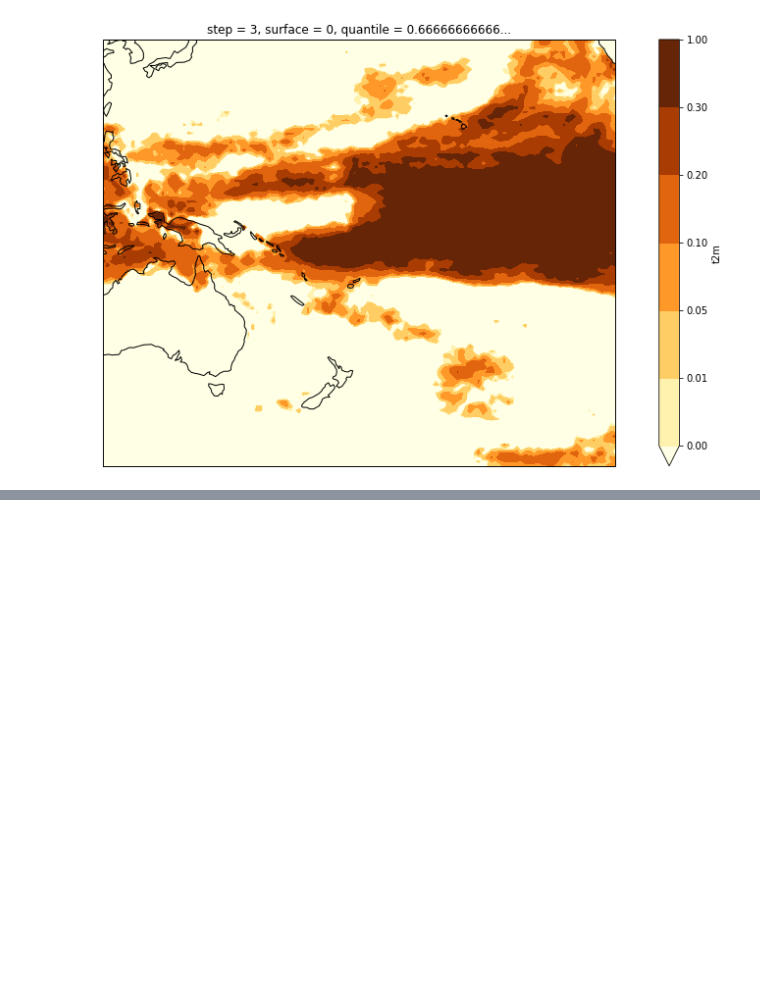
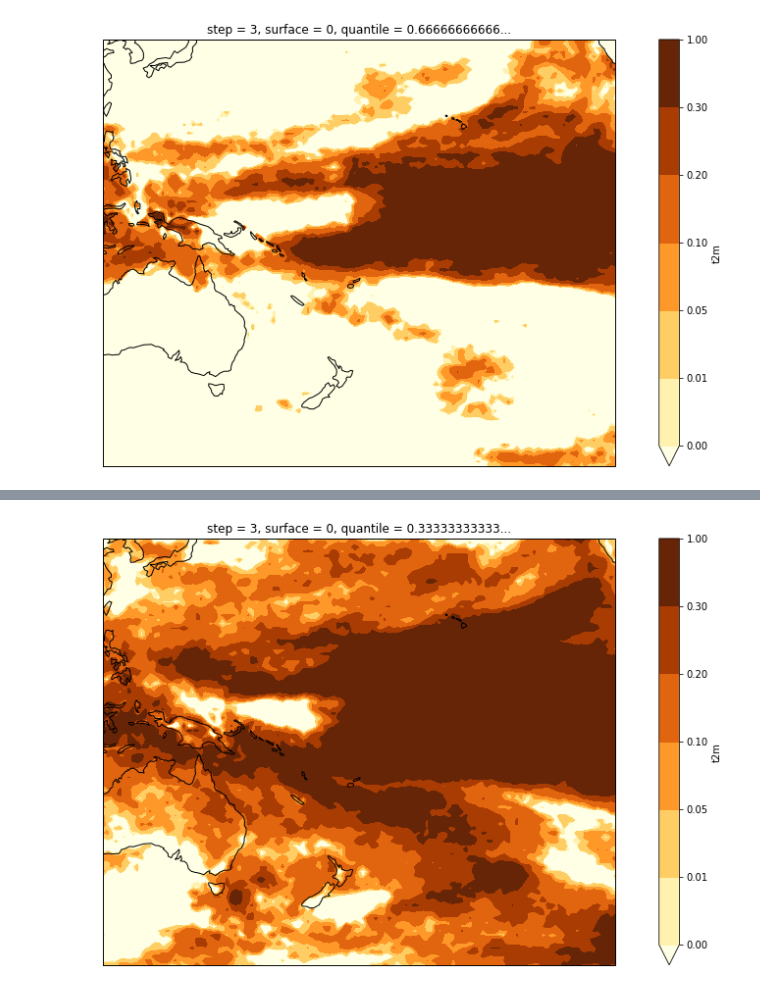
Before and after one commit to nicolasfauchereau/ML4seas, a Jupyter notebook: GCM-validations/notebooks/initial_notebook_validations.ipynb, the cells around one changed output, grey strips where cells are left out. Cells and saved outputs as stored; diff of their text form; code cells hidden in the pictures; blank space fills up the shorter version.

```diff
--- a/GCM-validations/notebooks/initial_notebook_validations.ipynb
+++ b/GCM-validations/notebooks/initial_notebook_validations.ipynb
@@ -362,0 +410,2 @@ ax.coastlines();
+# %%
+brier_score = xs.brier_score(sub_era_interp <  sub_era_interp.quantile(1/3, dim = 'time'), (sub_gcm_ensemble < sub_gcm_ensemble.quantile(1/3, dim = 'time')).mean("member"))
@@ -362,0 +427,2 @@ ax.coastlines();
+# %%
+baseline = xs.brier_score(sub_era_interp <  sub_era_interp.quantile(1/3, dim = 'time'), 1/3)
@@ -362,0 +442,6 @@ ax.coastlines();
+# %%
+ax = plt.axes(projection=ccrs.PlateCarree(central_longitude=180))
+(1 - (brier_score/baseline)).mean(dim = 'time')[var_name.lower()].plot.contourf(ax=ax, transform=ccrs.PlateCarree(), levels = [0, 0.01, 0.05, 0.1, 0.2, 0.3,  1], cmap = 'YlOrBr')
+ax.coastlines();
+# %% [output]
+[figure, added]
```
Also changed, not shown: parts of 10 cells of this notebook.
